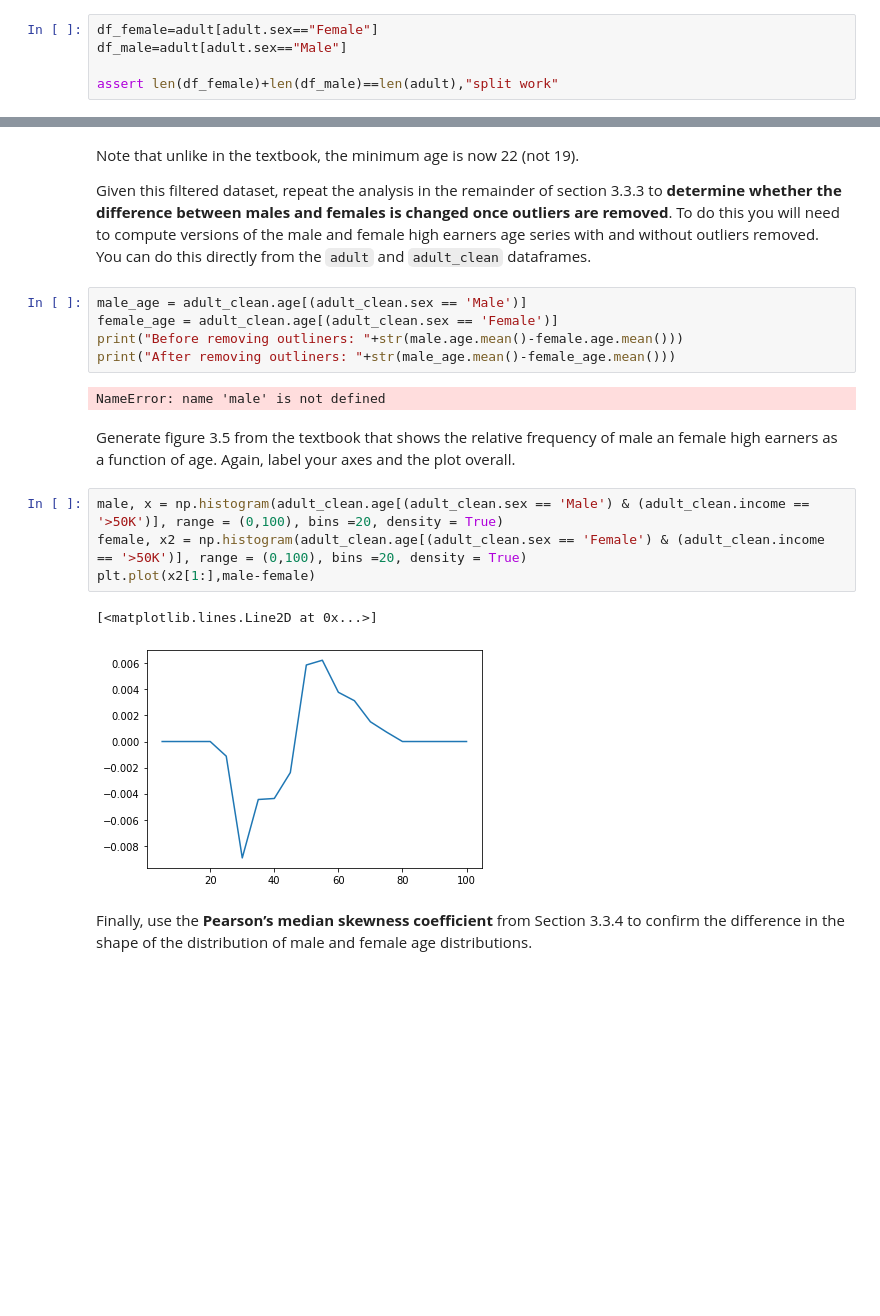
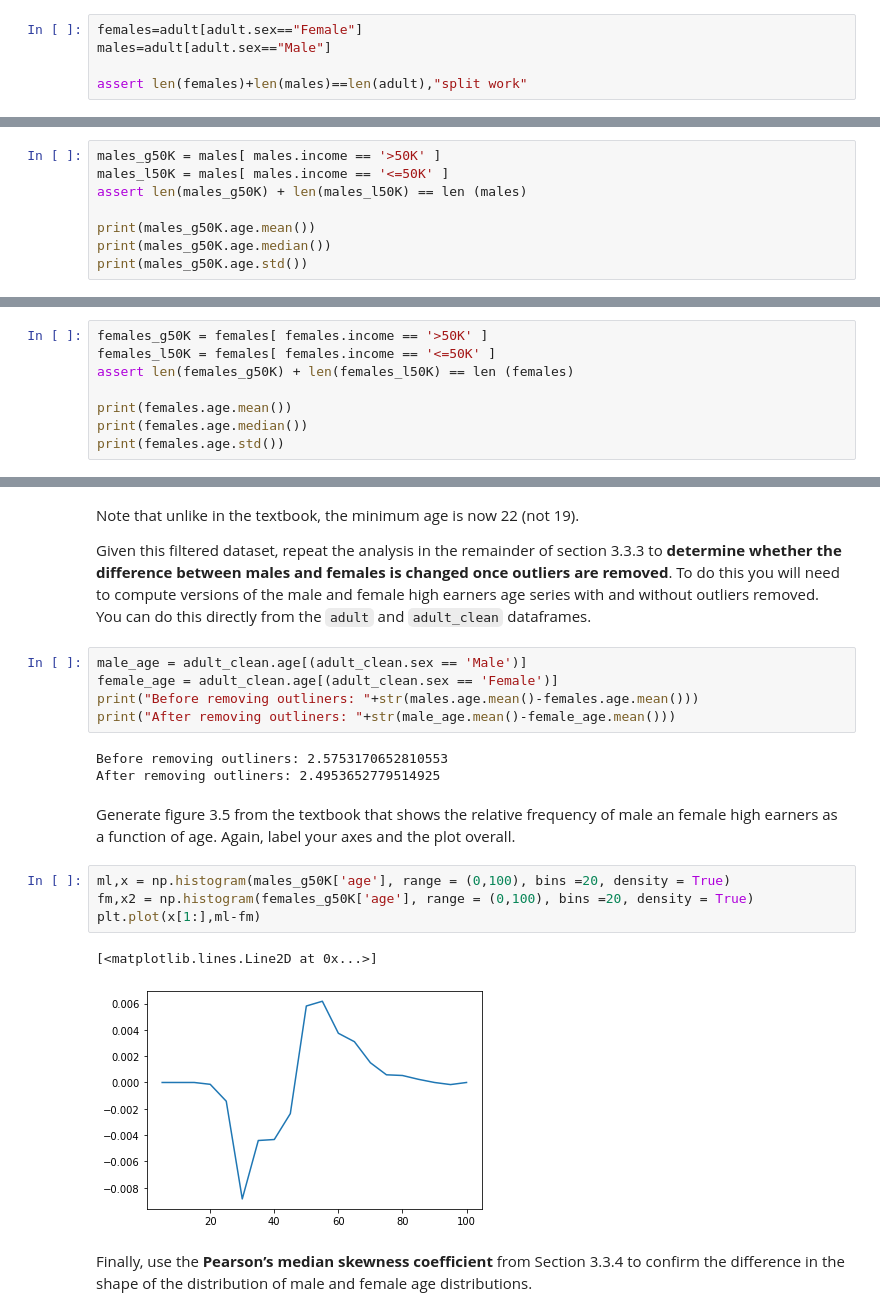
Before and after one commit to iamdraza/University-Practicals, a Jupyter notebook: COMP6200 Week 3.ipynb, the cells around one changed output, grey strips where cells are left out. Saved outputs shown, nothing was run; the diff lists cells and outputs as text; blank space fills up the shorter version.

```diff
--- a/COMP6200 Week 3.ipynb
+++ b/COMP6200 Week 3.ipynb
@@ -108,7 +109,7 @@ The first task is to create separate dataframes for males and females, and for m
 
 One criticism I have of the code in the text is that they use very short variable names like df and ml2.  I've called the main dataframe `adult`; I suggest you use slightly longer varible names (`males`, `males_high`) to make your code easier to read - although avoid really long names (`males_with_high_income`) as they can make your code hard to read.
 # %%
-df_female=adult[adult.sex=="Female"]
-df_male=adult[adult.sex=="Male"]
+females=adult[adult.sex=="Female"]
+males=adult[adult.sex=="Male"]
 
-assert len(df_female)+len(df_male)==len(adult),"split work"
+assert len(females)+len(males)==len(adult),"split work"
@@ -114,0 +132,8 @@ assert len(df_female)+len(df_male)==len(adult),"split work"
+# %%
+males_g50K = males[ males.income == '>50K' ]
+males_l50K = males[ males.income == '<=50K' ]
+assert len(males_g50K) + len(males_l50K) == len (males)
+
+print(males_g50K.age.mean())
+print(males_g50K.age.median())
+print(males_g50K.age.std())
@@ -114,0 +144,8 @@ assert len(df_female)+len(df_male)==len(adult),"split work"
+# %%
+females_g50K = females[ females.income == '>50K' ]
+females_l50K = females[ females.income == '<=50K' ]
+assert len(females_g50K) + len(females_l50K) == len (females)
+
+print(females.age.mean())
+print(females.age.median())
+print(females.age.std())
@@ -186,18 +243,19 @@ Given this filtered dataset, repeat the analysis in the remainder of section 3.3
 # %%
 male_age = adult_clean.age[(adult_clean.sex == 'Male')]
 female_age = adult_clean.age[(adult_clean.sex == 'Female')]
-print("Before removing outliners: "+str(male.age.mean()-female.age.mean()))
+print("Before removing outliners: "+str(males.age.mean()-females.age.mean()))
 print("After removing outliners: "+str(male_age.mean()-female_age.mean()))
 # %% [output]
-NameError: name 'male' is not defined
+Before removing outliners: 2.5753170652810553
+After removing outliners: 2.4953652779514925
 # %% [markdown]
 Generate figure 3.5 from the textbook that shows the relative frequency of male an female high earners as a function of age.  Again, label your axes and the plot overall.
 # %%
-male, x = np.histogram(adult_clean.age[(adult_clean.sex == 'Male') & (adult_clean.income == '>50K')], range = (0,100), bins =20, density = True)
-female, x2 = np.histogram(adult_clean.age[(adult_clean.sex == 'Female') & (adult_clean.income == '>50K')], range = (0,100), bins =20, density = True)
-plt.plot(x2[1:],male-female)
+ml,x = np.histogram(males_g50K['age'], range = (0,100), bins =20, density = True)
+fm,x2 = np.histogram(females_g50K['age'], range = (0,100), bins =20, density = True)
+plt.plot(x[1:],ml-fm)
 # %% [output]
 [<matplotlib.lines.Line2D at 0x...>]
-[figure, old version]
+[figure, new version]
 # %% [markdown]
 Finally, use the **Pearson’s median skewness coefficient** from Section 3.3.4 to confirm the difference in the shape of the distribution of male and female age distributions.
```
Also changed, not shown: parts of 13 cells of this notebook.
